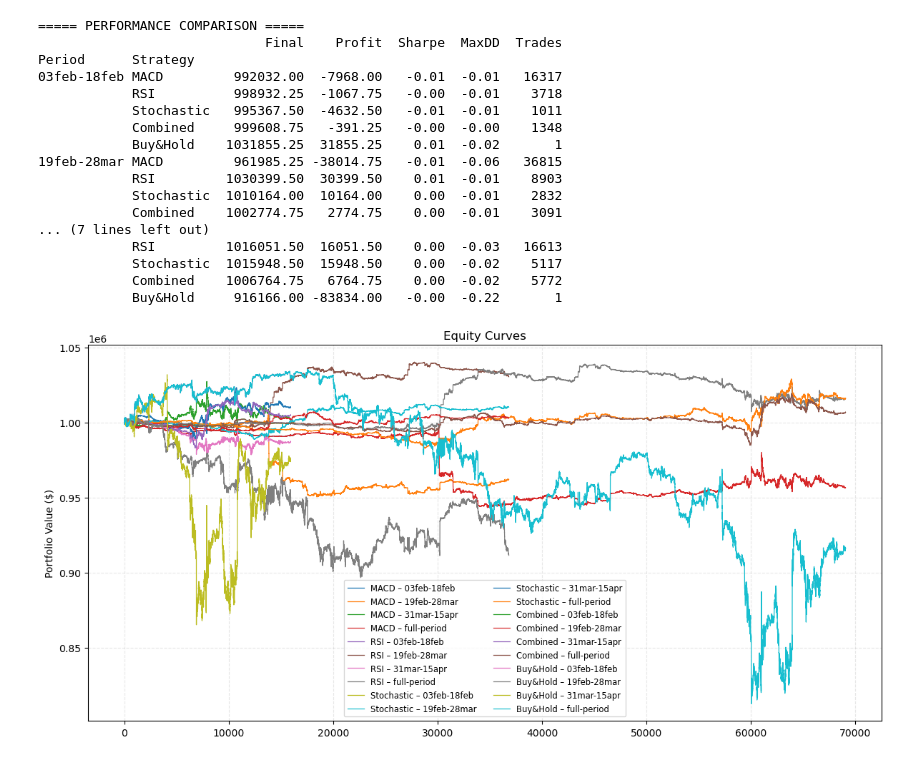
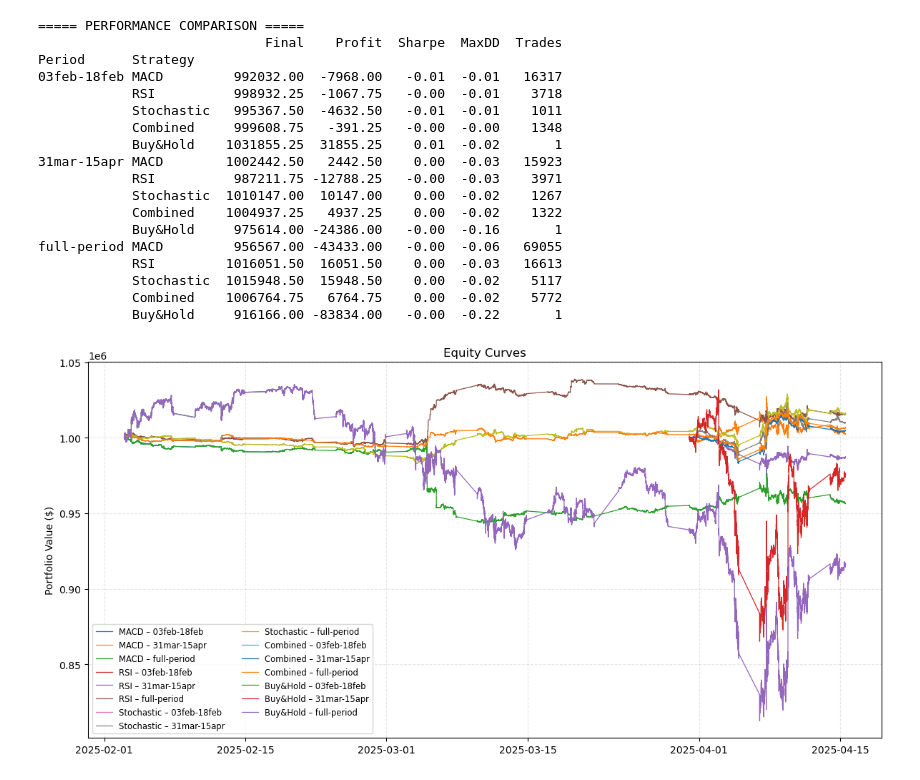
Before and after one commit to OscarOlsen98/Algorithmic-Trading, a Jupyter notebook: Nykode.ipynb, the cells around one changed output. Drawn from its saved outputs; the diff is of its cells as text; code cells hidden in the pictures.

```diff
--- a/Nykode.ipynb
+++ b/Nykode.ipynb
@@ -2,12 +2,12 @@
 import pandas as pd
 import numpy as np
 import matplotlib.pyplot as plt
+import datetime as dt
 from typing import Dict
 
 # ─── CONFIG ─────────────────────────────────────────────────────
 PERIODS = {
     "03feb-18feb": ("2025-02-03", "2025-02-18"),
-    "19feb-28mar": ("2025-02-19", "2025-03-28"),
     "31mar-15apr": ("2025-03-31", "2025-04-15"),
     "full-period": (None, None),  # unfiltered
 }
@@ -99,7 +99,6 @@ def _backtest(df: pd.DataFrame, sig_col: str, cash0: float = 1_000_000):
                     pos = -qty
                     entry, sl, tp = price, price + slm * atr, price - tpm * atr
         port.append(cash if pos == 0 else cash + pos * price)
-
     return port
 
 def _hold(df: pd.DataFrame, cash0: float = 1_000_000):
@@ -110,9 +109,9 @@ def _hold(df: pd.DataFrame, cash0: float = 1_000_000):
 
 def _mdd(arr):
     arr = np.array(arr)
-    peak = np.maximum.accumulate(arr)
-    drawdown = (arr - peak) / peak
-    return drawdown.min()
+    roll_max = np.maximum.accumulate(arr)
+    drawdowns = (arr - roll_max) / roll_max
+    return float(drawdowns.min())
 
 def _sharpe(arr):
     r = pd.Series(arr).pct_change().dropna()
@@ -120,6 +119,7 @@ def _sharpe(arr):
 
 # ─── RUN COMPARISON ─────────────────────────────────────────────
 def run_comparison():
+    global full_df
     full_df = load_data()
     results, plots = [], {}
 
@@ -128,10 +128,7 @@ def run_comparison():
         df = add_indicators(df)
 
         for strat, sig in STRATS.items():
-            if strat == "Buy&Hold":
-                port = _hold(df)
-            else:
-                port = _backtest(df, sig)
+            port = _hold(df) if sig is None else _backtest(df, sig)
             results.append(dict(
                 Period=label, Strategy=strat,
                 Final=port[-1], Profit=port[-1] - 1_000_000,
@@ -147,37 +144,41 @@ def run_comparison():
 
 # ─── PLOT ───────────────────────────────────────────────────────
 def plot_equity_curves(plots: dict):
     fig, ax = plt.subplots(figsize=(12, 6))
     for strat, period_dict in plots.items():
         for label, port in period_dict.items():
-            ax.plot(port, label=f"{strat} – {label}", linewidth=0.9)
+            df_period = full_df.loc[PERIODS[label][0]:PERIODS[label][1]] if PERIODS[label][0] else full_df.copy()
+            dates = df_period.index[:len(port)]
+            ax.plot(dates, port, label=f"{strat} – {label}", linewidth=0.9)
+
     ax.set_title("Equity Curves")
     ax.set_ylabel("Portfolio Value ($)")
     ax.grid(True, linestyle="--", alpha=0.3)
     ax.legend(ncol=2, fontsize="small")
     plt.tight_layout()
     plt.show()
 
 # ─── EXECUTE ────────────────────────────────────────────────────
 if __name__ == "__main__":
     df_result, equity_curves = run_comparison()
     plot_equity_curves(equity_curves)
 # %% [output]
 ===== PERFORMANCE COMPARISON =====
                              Final    Profit  Sharpe  MaxDD  Trades
 Period      Strategy
 03feb-18feb MACD         992032.00  -7968.00   -0.01  -0.01   16317
             RSI          998932.25  -1067.75   -0.00  -0.01    3718
             Stochastic   995367.50  -4632.50   -0.01  -0.01    1011
             Combined     999608.75   -391.25   -0.00  -0.00    1348
             Buy&Hold    1031855.25  31855.25    0.01  -0.02       1
-19feb-28mar MACD         961985.25 -38014.75   -0.01  -0.06   36815
-            RSI         1030399.50  30399.50    0.01  -0.01    8903
-            Stochastic  1010164.00  10164.00    0.00  -0.01    2832
-            Combined    1002774.75   2774.75    0.00  -0.01    3091
-... (7 lines left out)
+31mar-15apr MACD        1002442.50   2442.50    0.00  -0.03   15923
+            RSI          987211.75 -12788.25   -0.00  -0.03    3971
+            Stochastic  1010147.00  10147.00    0.00  -0.02    1267
+            Combined    1004937.25   4937.25    0.00  -0.02    1322
+            Buy&Hold     975614.00 -24386.00   -0.00  -0.16       1
+full-period MACD         956567.00 -43433.00   -0.00  -0.06   69055
             RSI         1016051.50  16051.50    0.00  -0.03   16613
             Stochastic  1015948.50  15948.50    0.00  -0.02    5117
             Combined    1006764.75   6764.75    0.00  -0.02    5772
             Buy&Hold     916166.00 -83834.00   -0.00  -0.22       1
-[figure, old version]
+[figure, new version]
```
